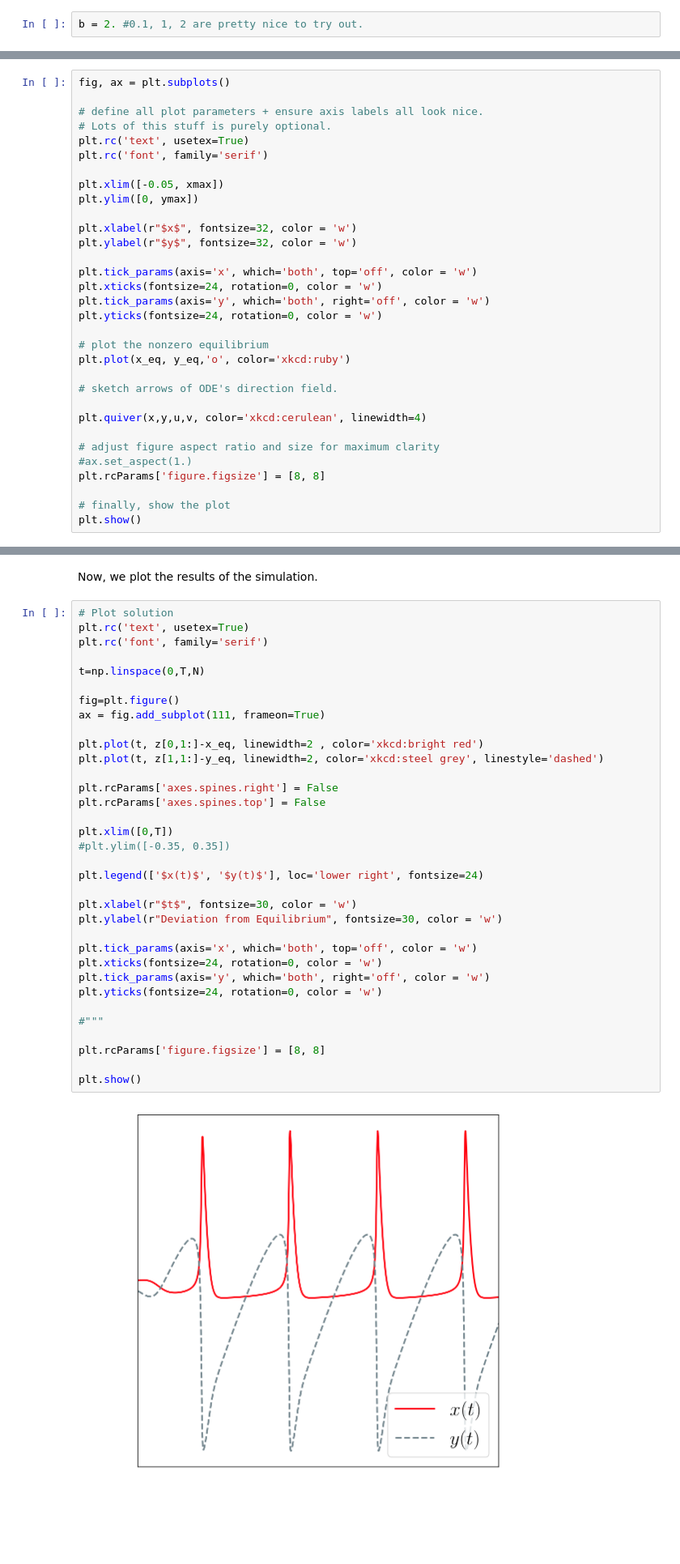
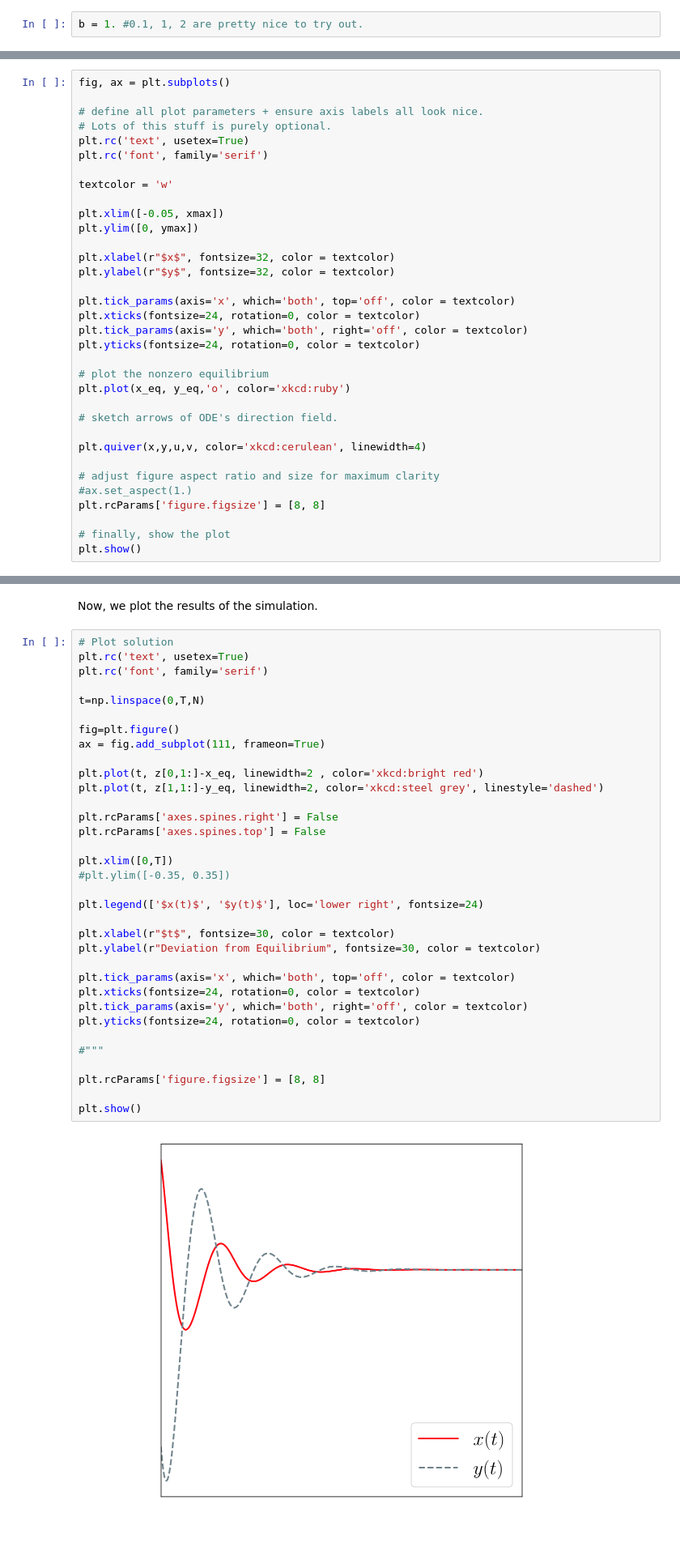
Before and after one commit to ageorgemorgan/teaching, a Jupyter notebook: demo_brusselator.ipynb, the cells around one changed output, grey strips where cells are left out. Shown: that part at 81% size. Saved outputs shown, nothing was run; the diff lists cells and outputs as text.

```diff
--- a/demo_brusselator.ipynb
+++ b/demo_brusselator.ipynb
@@ -46,7 +51,7 @@ Through both numerical experiments and pen-and-paper linear analysis below, we'l
 # %% [markdown]
 As with Lotka-Volterra, we can start to get our heads around the dynamics of the big bad nonlinear right-hand side with our friend Mr. Computer. We start by prescribing the rate parameter $b$.
 # %%
-b = 2. #0.1, 1, 2 are pretty nice to try out.
+b = 1. #0.1, 1, 2 are pretty nice to try out.
 # %% [markdown]
 We now store the equilibrium of the Brusselator.
 # %%
@@ -77,16 +82,18 @@ fig, ax = plt.subplots()
 plt.rc('text', usetex=True)
 plt.rc('font', family='serif')
 
+textcolor = 'w'
+
 plt.xlim([-0.05, xmax])
 plt.ylim([0, ymax])
 
-plt.xlabel(r"$x$", fontsize=32, color = 'w')
-plt.ylabel(r"$y$", fontsize=32, color = 'w')
+plt.xlabel(r"$x$", fontsize=32, color = textcolor)
+plt.ylabel(r"$y$", fontsize=32, color = textcolor)
 
-plt.tick_params(axis='x', which='both', top='off', color = 'w')
-plt.xticks(fontsize=24, rotation=0, color = 'w')
-plt.tick_params(axis='y', which='both', right='off', color = 'w')
-plt.yticks(fontsize=24, rotation=0, color = 'w')
+plt.tick_params(axis='x', which='both', top='off', color = textcolor)
+plt.xticks(fontsize=24, rotation=0, color = textcolor)
+plt.tick_params(axis='y', which='both', right='off', color = textcolor)
+plt.yticks(fontsize=24, rotation=0, color = textcolor)
 
 # plot the nonzero equilibrium
 plt.plot(x_eq, y_eq,'o', color='xkcd:ruby')
@@ -179,39 +186,39 @@ Now, we plot the results of the simulation.
 # %%
 # Plot solution
 plt.rc('text', usetex=True)
 plt.rc('font', family='serif')
 
 t=np.linspace(0,T,N)
 
 fig=plt.figure()
 ax = fig.add_subplot(111, frameon=True)
 
 plt.plot(t, z[0,1:]-x_eq, linewidth=2 , color='xkcd:bright red')
 plt.plot(t, z[1,1:]-y_eq, linewidth=2, color='xkcd:steel grey', linestyle='dashed')
 
 plt.rcParams['axes.spines.right'] = False
 plt.rcParams['axes.spines.top'] = False
 
 plt.xlim([0,T])
 #plt.ylim([-0.35, 0.35])
 
 plt.legend(['$x(t)$', '$y(t)$'], loc='lower right', fontsize=24)
 
-plt.xlabel(r"$t$", fontsize=30, color = 'w')
-plt.ylabel(r"Deviation from Equilibrium", fontsize=30, color = 'w')
+plt.xlabel(r"$t$", fontsize=30, color = textcolor)
+plt.ylabel(r"Deviation from Equilibrium", fontsize=30, color = textcolor)
 
-plt.tick_params(axis='x', which='both', top='off', color = 'w')
-plt.xticks(fontsize=24, rotation=0, color = 'w')
-plt.tick_params(axis='y', which='both', right='off', color = 'w')
-plt.yticks(fontsize=24, rotation=0, color = 'w')
+plt.tick_params(axis='x', which='both', top='off', color = textcolor)
+plt.xticks(fontsize=24, rotation=0, color = textcolor)
+plt.tick_params(axis='y', which='both', right='off', color = textcolor)
+plt.yticks(fontsize=24, rotation=0, color = textcolor)
 
 #"""
 
 plt.rcParams['figure.figsize'] = [8, 8]
 
 plt.show()
 # %% [output]
-[figure, old version]
+[figure, new version]
 # %% [markdown]
 For $b=1$, you should find that the system wiggles around for a bit before relaxing to equilibrium. This is not the kind of solution we want! How can we get honest-to-goodness chemical oscillations? By turning up $b$! For $b=2$, we definitely see non-sinusoidal oscillations in $x$ and $y$, as observed in the BZ reaction video. So, the Brusselator can definitely capture some highly nontrivial oscillations. Additionally, the dramatic change in qualitative behaviour of solutions when $b$ surpasses a threshold is indicative of a bifurcation. We'll return to the question of determining a precise bifurcation value $b_{*}$ later (though you can start determining $b_{*}$ yourself by performing more numerical experiments!).
 # %% [markdown]
```
Also changed, not shown: parts of 6 cells of this notebook, 2 other files.
